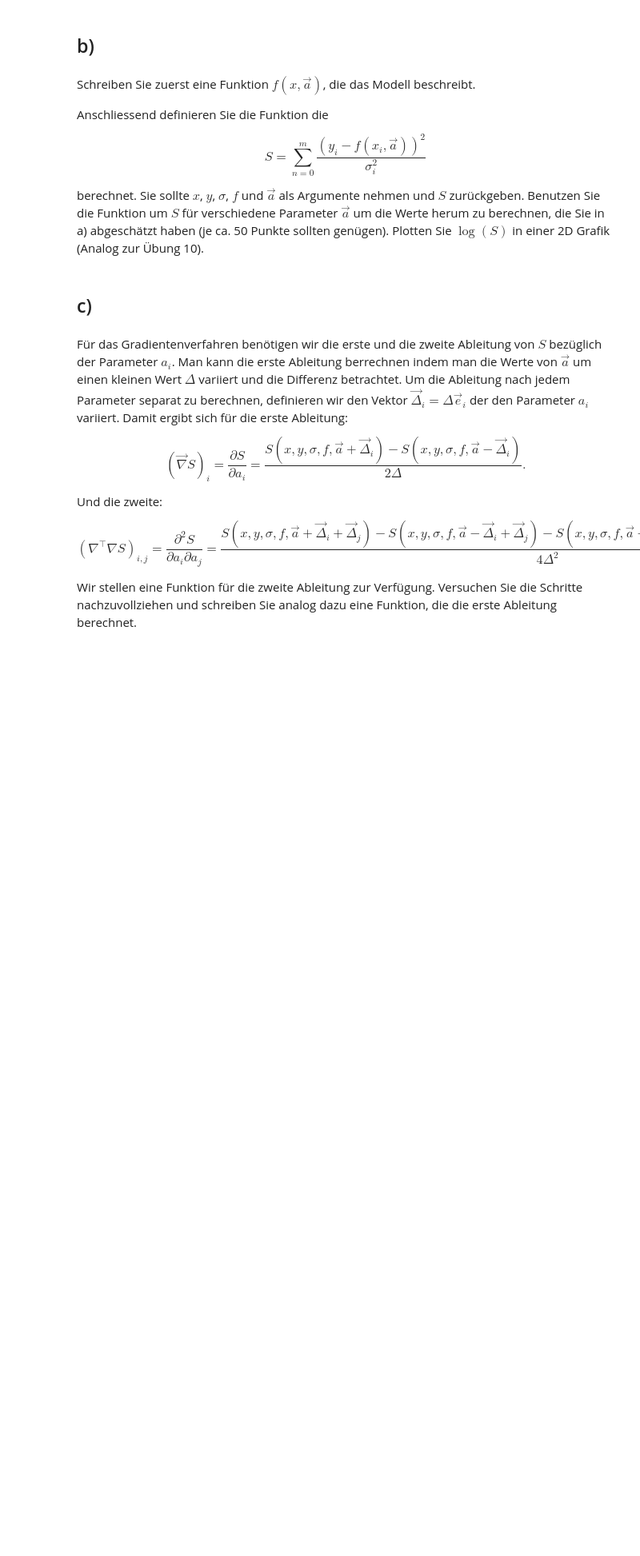
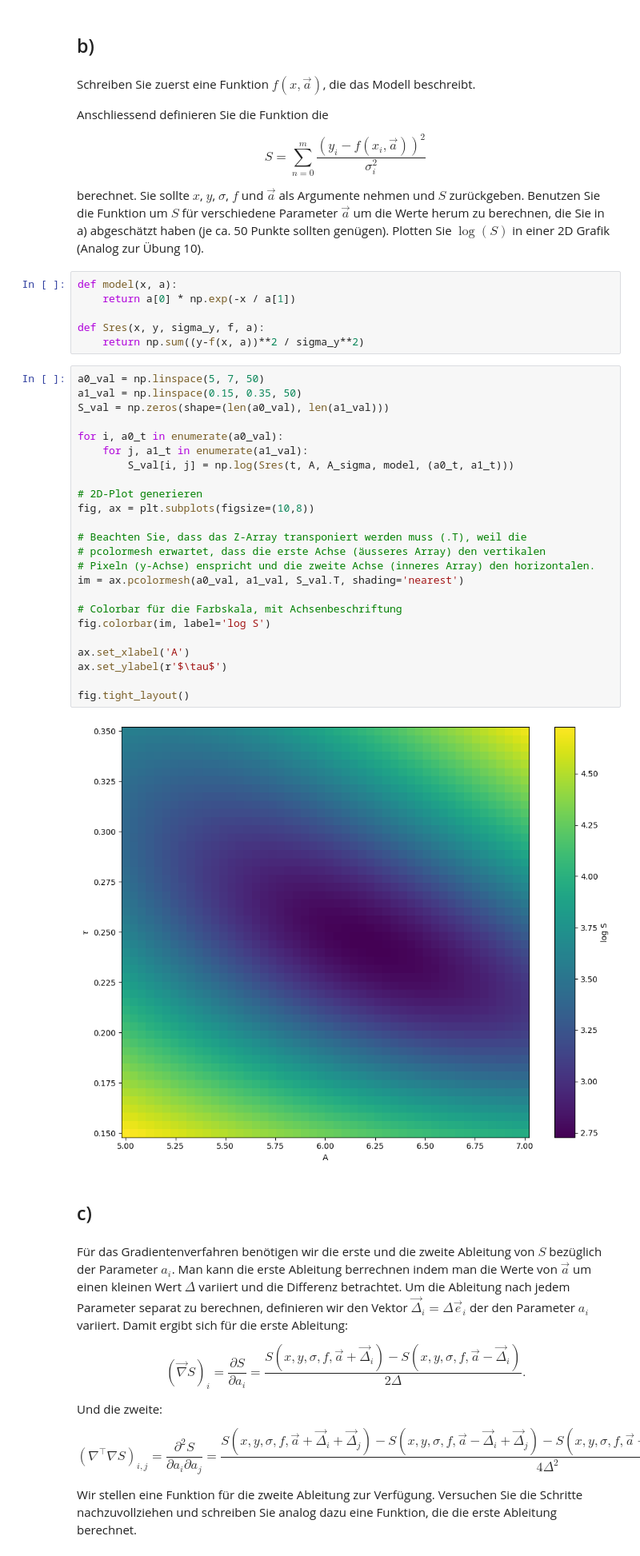
Before and after one commit to fflopsi/datenanalyse, a Jupyter notebook: exercises/11/Aufgabenblatt_11.ipynb, the cells around one changed output. Shown at 80% size. Saved outputs shown, nothing was run; the diff lists cells and outputs as text; blank space fills up the shorter version.

```diff
--- a/exercises/11/Aufgabenblatt_11.ipynb
+++ b/exercises/11/Aufgabenblatt_11.ipynb
@@ -39,6 +54,38 @@ Anschliessend definieren Sie die Funktion die
 $$S = \sum_{n=0}^{m} \frac{(y_i - f(x_i, \vec{a}))^2}{\sigma_i^2}$$
 
 berechnet. Sie sollte $x$, $y$, $\sigma$, $f$ und $\vec{a}$ als Argumente nehmen und $S$ zurückgeben. Benutzen Sie die Funktion um $S$ für verschiedene Parameter $\vec{a}$ um die Werte herum zu berechnen, die Sie in a) abgeschätzt haben (je ca. 50 Punkte sollten genügen). Plotten Sie $\log(S)$ in einer 2D Grafik (Analog zur Übung 10).
+# %%
+def model(x, a):
+    return a[0] * np.exp(-x / a[1])
+
+def Sres(x, y, sigma_y, f, a):
+    return np.sum((y-f(x, a))**2 / sigma_y**2)
+# %%
+a0_val = np.linspace(5, 7, 50)
+a1_val = np.linspace(0.15, 0.35, 50)
+S_val = np.zeros(shape=(len(a0_val), len(a1_val)))
+
+for i, a0_t in enumerate(a0_val):
+    for j, a1_t in enumerate(a1_val):
+        S_val[i, j] = np.log(Sres(t, A, A_sigma, model, (a0_t, a1_t)))
+
+# 2D-Plot generieren
+fig, ax = plt.subplots(figsize=(10,8))
+
+# Beachten Sie, dass das Z-Array transponiert werden muss (.T), weil die
+# pcolormesh erwartet, dass die erste Achse (äusseres Array) den vertikalen
+# Pixeln (y-Achse) enspricht und die zweite Achse (inneres Array) den horizontalen.
+im = ax.pcolormesh(a0_val, a1_val, S_val.T, shading='nearest')
+
+# Colorbar für die Farbskala, mit Achsenbeschriftung
+fig.colorbar(im, label='log S')
+
+ax.set_xlabel('A')
+ax.set_ylabel(r'$\tau$')
+
+fig.tight_layout()
+# %% [output]
+[figure, added]
 # %% [markdown]
 ## c)
 # %% [markdown]
```
Also changed, not shown: parts of 10 cells of this notebook.
